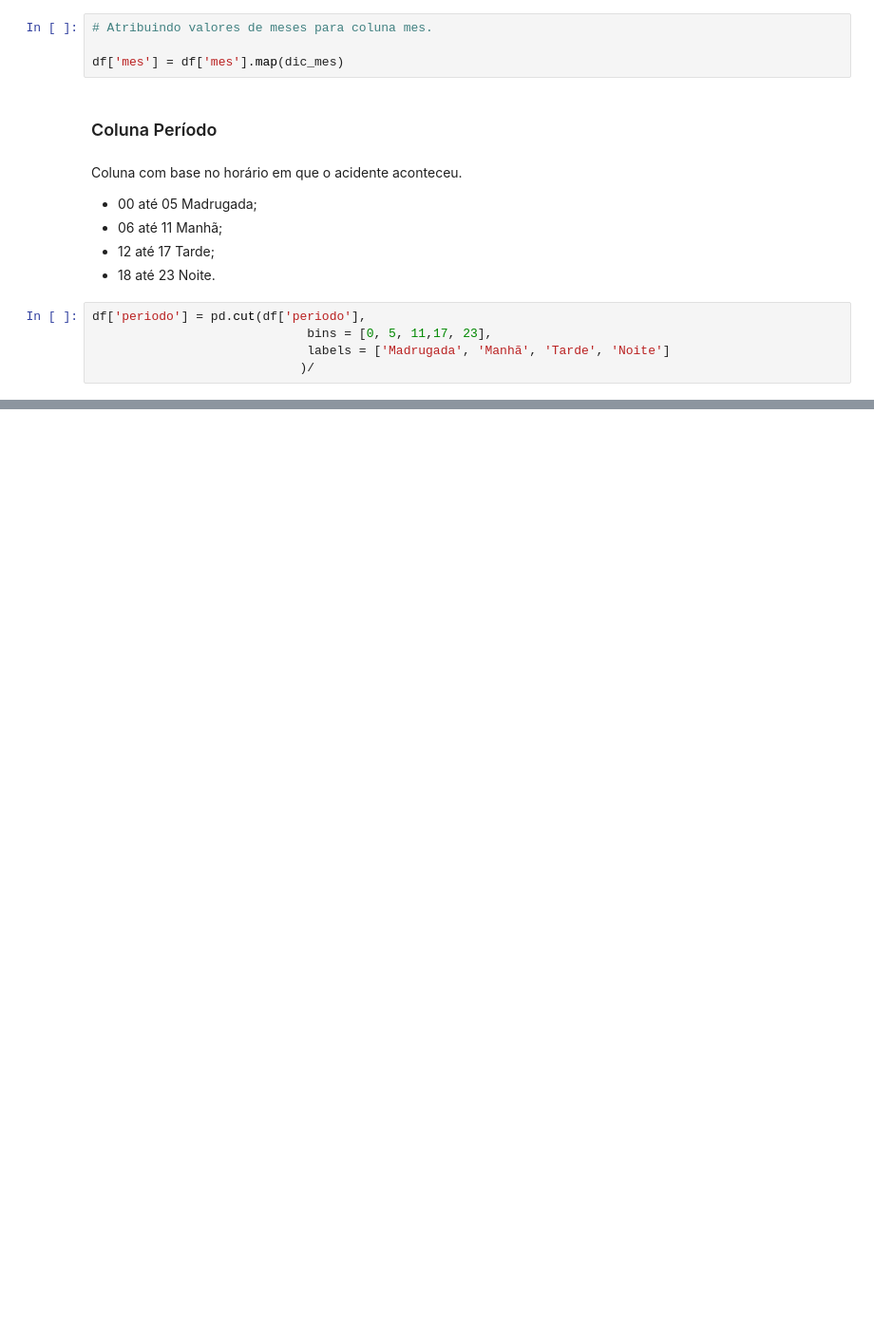
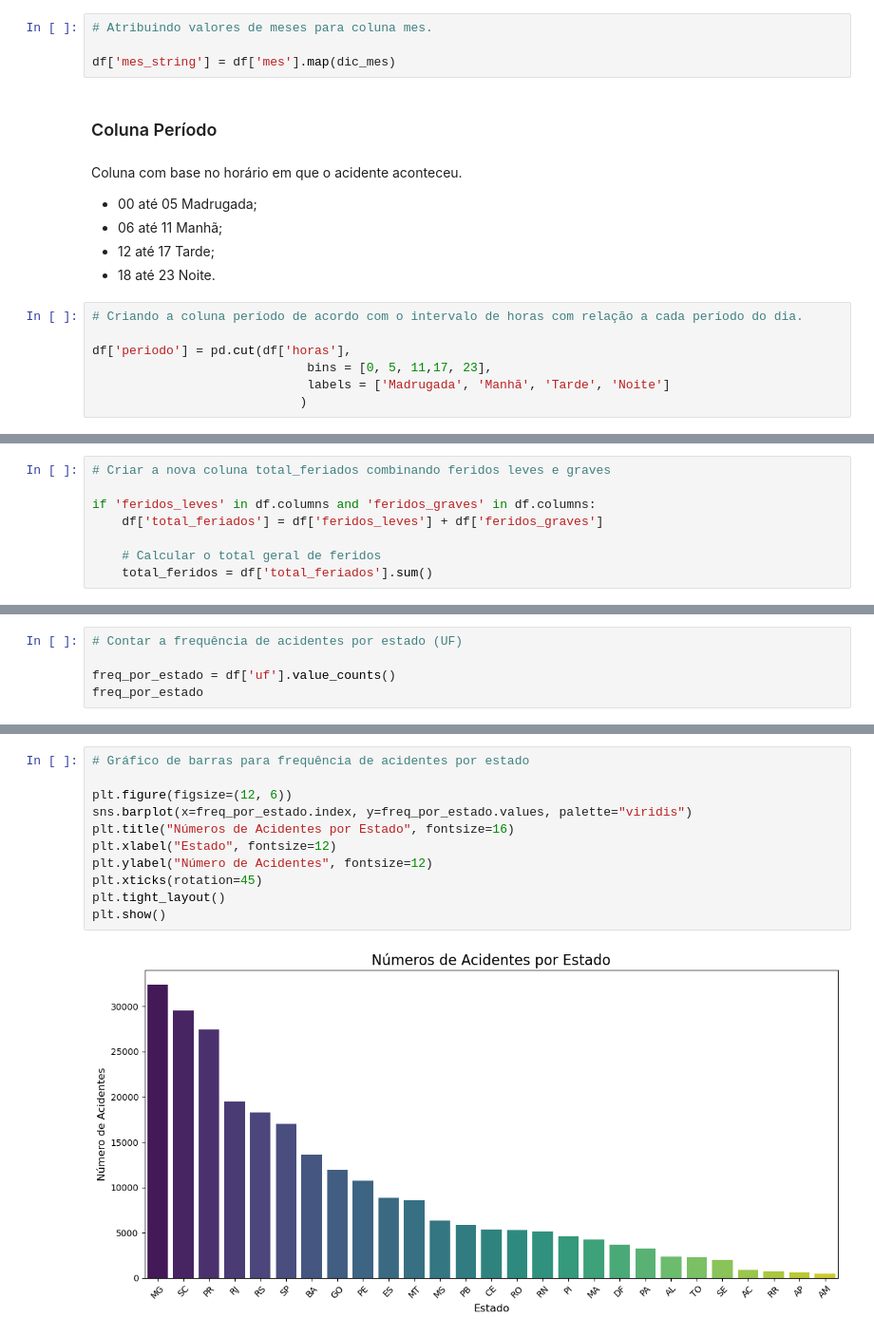
Before and after one commit to xcpinzas/analise-de-acidentes-de-transito, a Jupyter notebook: dados_acidentes_brasil.ipynb, the cells around one changed output, grey strips where cells are left out. Shown at 95% size. Saved outputs shown, nothing was run; the diff lists cells and outputs as text; blank space fills up the shorter version.

```diff
--- a/dados_acidentes_brasil.ipynb
+++ b/dados_acidentes_brasil.ipynb
@@ -388,7 +364,7 @@ dic_mes = {
 # %%
 # Atribuindo valores de meses para coluna mes.
 
-df['mes'] = df['mes'].map(dic_mes)
+df['mes_string'] = df['mes'].map(dic_mes)
 # %% [markdown]
 ### Coluna Período
 # %% [markdown]
@@ -398,7 +374,9 @@ Coluna com base no horário em que o acidente aconteceu.
 - 12 até 17 Tarde;
 - 18 até 23 Noite.
 # %%
-df['periodo'] = pd.cut(df['periodo'],
+# Criando a coluna período de acordo com o intervalo de horas com relação a cada período do dia.
+
+df['periodo'] = pd.cut(df['horas'],
                              bins = [0, 5, 11,17, 23],
                              labels = ['Madrugada', 'Manhã', 'Tarde', 'Noite']
-                            )/
+                            )
@@ -414,2 +387,10 @@ df.head()
+# %%
+# Criar a nova coluna total_feriados combinando feridos leves e graves
+
+if 'feridos_leves' in df.columns and 'feridos_graves' in df.columns:
+    df['total_feriados'] = df['feridos_leves'] + df['feridos_graves']
+
+    # Calcular o total geral de feridos
+    total_feridos = df['total_feriados'].sum()
 # %% [markdown]
 # Análise Exploratória dos Dados
@@ -431,0 +413,5 @@ Lembrar de criar gráficos e figuras para visualização dos dados.
+# %%
+# Contar a frequência de acidentes por estado (UF)
+
+freq_por_estado = df['uf'].value_counts()
+freq_por_estado
@@ -431,0 +436,13 @@ Lembrar de criar gráficos e figuras para visualização dos dados.
+# %%
+# Gráfico de barras para frequência de acidentes por estado
+
+plt.figure(figsize=(12, 6))
+sns.barplot(x=freq_por_estado.index, y=freq_por_estado.values, palette="viridis")
+plt.title("Números de Acidentes por Estado", fontsize=16)
+plt.xlabel("Estado", fontsize=12)
+plt.ylabel("Número de Acidentes", fontsize=12)
+plt.xticks(rotation=45)
+plt.tight_layout()
+plt.show()
+# %% [output]
+[figure, added]
```
Also changed, not shown: parts of 52 cells of this notebook.
